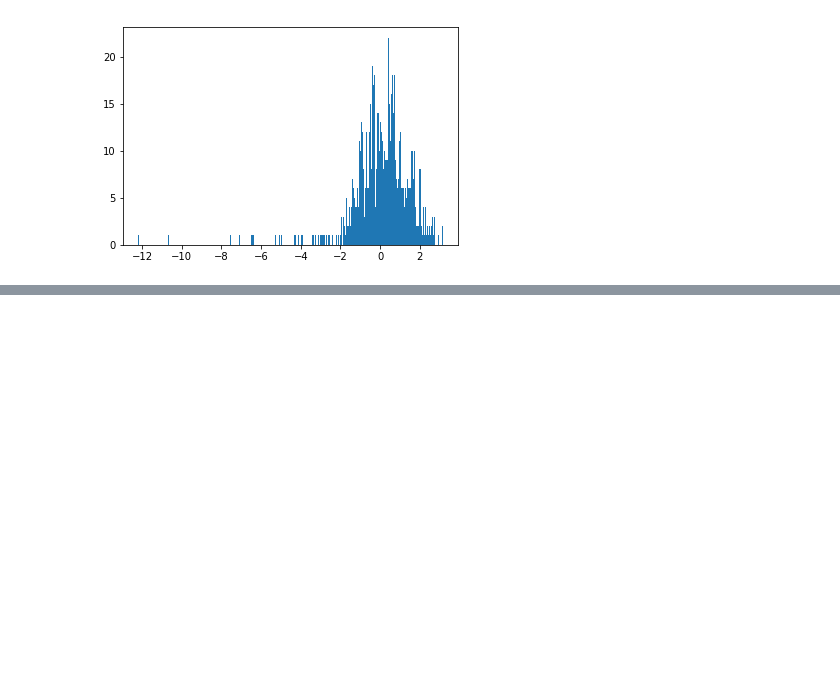
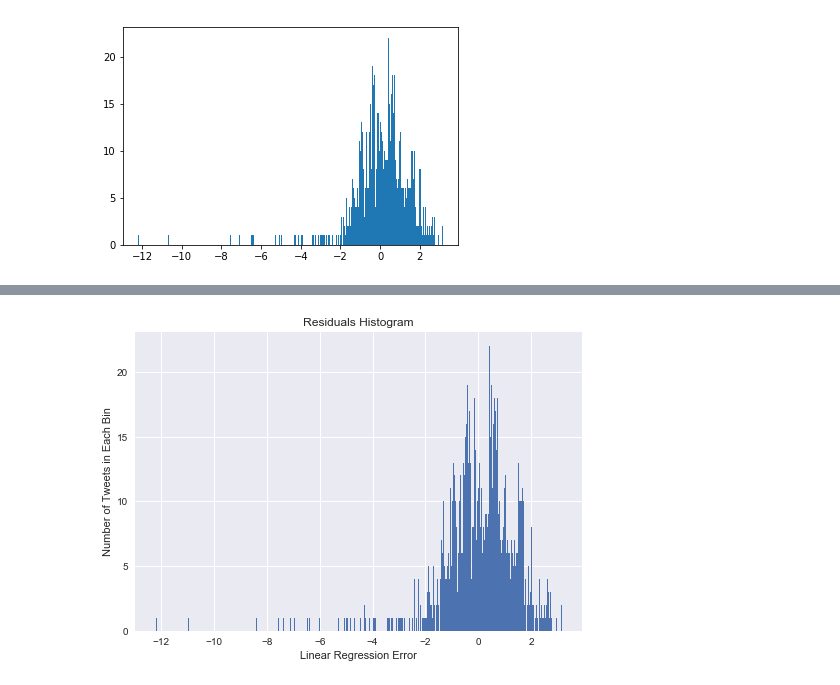
Before and after one commit to kevinzhangftw/Computional-Data-Science-, a Jupyter notebook: e7/dog-rates.ipynb, the cells around one changed output, grey strips where cells are left out. Drawn from its saved outputs; the diff is of its cells as text; code cells hidden in the pictures; blank space fills up the shorter version.

```diff
--- a/e7/dog-rates.ipynb
+++ b/e7/dog-rates.ipynb
@@ -81,0 +95,9 @@ plt.show()
+# %%
+residuals = y - model.predict(X.tolist())
+plt.hist(residuals, 500)
+plt.xlabel('Linear Regression Error')
+plt.ylabel('Number of Tweets in Each Bin')
+plt.title('Residuals Histogram')
+plt.show()
+# %% [output]
+[figure, added]
```
Also changed, not shown: parts of 5 cells of this notebook, 8 other files.
